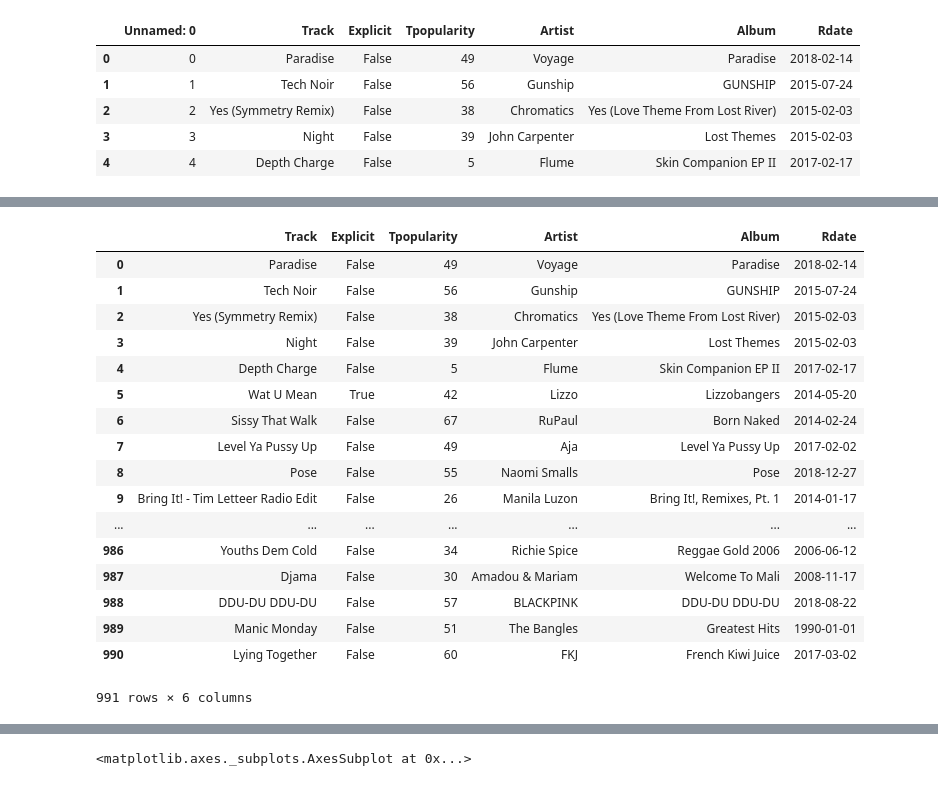
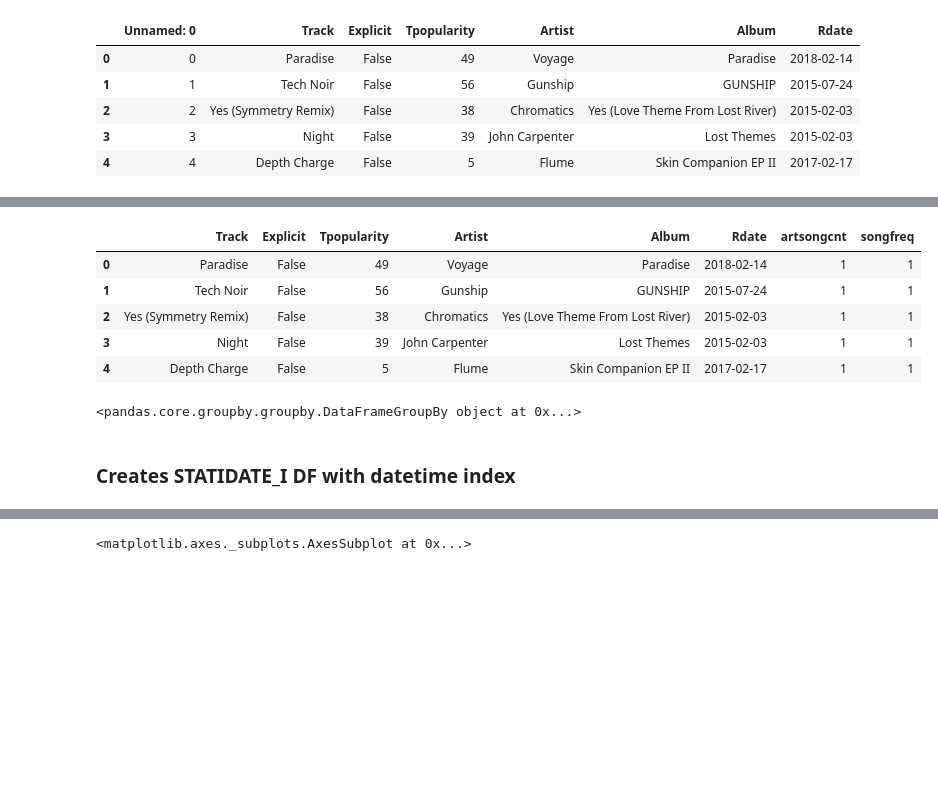
Before and after one commit to mxayon/statipy, a Jupyter notebook: Results.ipynb, the cells around one changed output, grey strips where cells are left out. Saved outputs shown, nothing was run; the diff lists cells and outputs as text; code cells hidden in the pictures; blank space fills up the shorter version.

```diff
--- a/Results.ipynb
+++ b/Results.ipynb
@@ -46,23 +45,11 @@ stat_df
 # %%
 statipy_df = stat_df.drop('Unnamed: 0', axis=1)
 # %%
-statipy_df
+statipy_df.head()
 # %% [output]
-|  | Track | Explicit | Tpopularity | Artist | Album | Rdate |
-| 0 | Paradise | False | 49 | Voyage | Paradise | 2018-02-14 |
-| 1 | Tech Noir | False | 56 | Gunship | GUNSHIP | 2015-07-24 |
-| 2 | Yes (Symmetry Remix) | False | 38 | Chromatics | Yes (Love Theme From Lost River) | 2015-02-03 |
-| 3 | Night | False | 39 | John Carpenter | Lost Themes | 2015-02-03 |
-| 4 | Depth Charge | False | 5 | Flume | Skin Companion EP II | 2017-02-17 |
-| 5 | Wat U Mean | True | 42 | Lizzo | Lizzobangers | 2014-05-20 |
-| 6 | Sissy That Walk | False | 67 | RuPaul | Born Naked | 2014-02-24 |
-| 7 | Level Ya Pussy Up | False | 49 | Aja | Level Ya Pussy Up | 2017-02-02 |
-| 8 | Pose | False | 55 | Naomi Smalls | Pose | 2018-12-27 |
-| 9 | Bring It! - Tim Letteer Radio Edit | False | 26 | Manila Luzon | Bring It!, Remixes, Pt. 1 | 2014-01-17 |
-| ... | ... | ... | ... | ... | ... | ... |
-| 986 | Youths Dem Cold | False | 34 | Richie Spice | Reggae Gold 2006 | 2006-06-12 |
-| 987 | Djama | False | 30 | Amadou & Mariam | Welcome To Mali | 2008-11-17 |
-| 988 | DDU-DU DDU-DU | False | 57 | BLACKPINK | DDU-DU DDU-DU | 2018-08-22 |
-| 989 | Manic Monday | False | 51 | The Bangles | Greatest Hits | 1990-01-01 |
-| 990 | Lying Together | False | 60 | FKJ | French Kiwi Juice | 2017-03-02 |
+|  | Track | Explicit | Tpopularity | Artist | Album | Rdate | artsongcnt | songfreq |
+| 0 | Paradise | False | 49 | Voyage | Paradise | 2018-02-14 | 1 | 1 |
+| 1 | Tech Noir | False | 56 | Gunship | GUNSHIP | 2015-07-24 | 1 | 1 |
+| 2 | Yes (Symmetry Remix) | False | 38 | Chromatics | Yes (Love Theme From Lost River) | 2015-02-03 | 1 | 1 |
+| 3 | Night | False | 39 | John Carpenter | Lost Themes | 2015-02-03 | 1 | 1 |
+| 4 | Depth Charge | False | 5 | Flume | Skin Companion EP II | 2017-02-17 | 1 | 1 |
-991 rows × 6 columns
@@ -68,0 +61,7 @@ statipy_df
+# %%
+art_dategroup = statipy_df.groupby(['Artist', 'Rdate'])[['Tpopularity', 'artsongcnt', 'songfreq', 'Explicit']]
+art_dategroup.groups
+# %% [output]
+<pandas.core.groupby.groupby.DataFrameGroupBy object at 0x...>
+# %% [markdown]
+### Creates STATIDATE_I DF with datetime index
```
Also changed, not shown: parts of 44 cells of this notebook.
